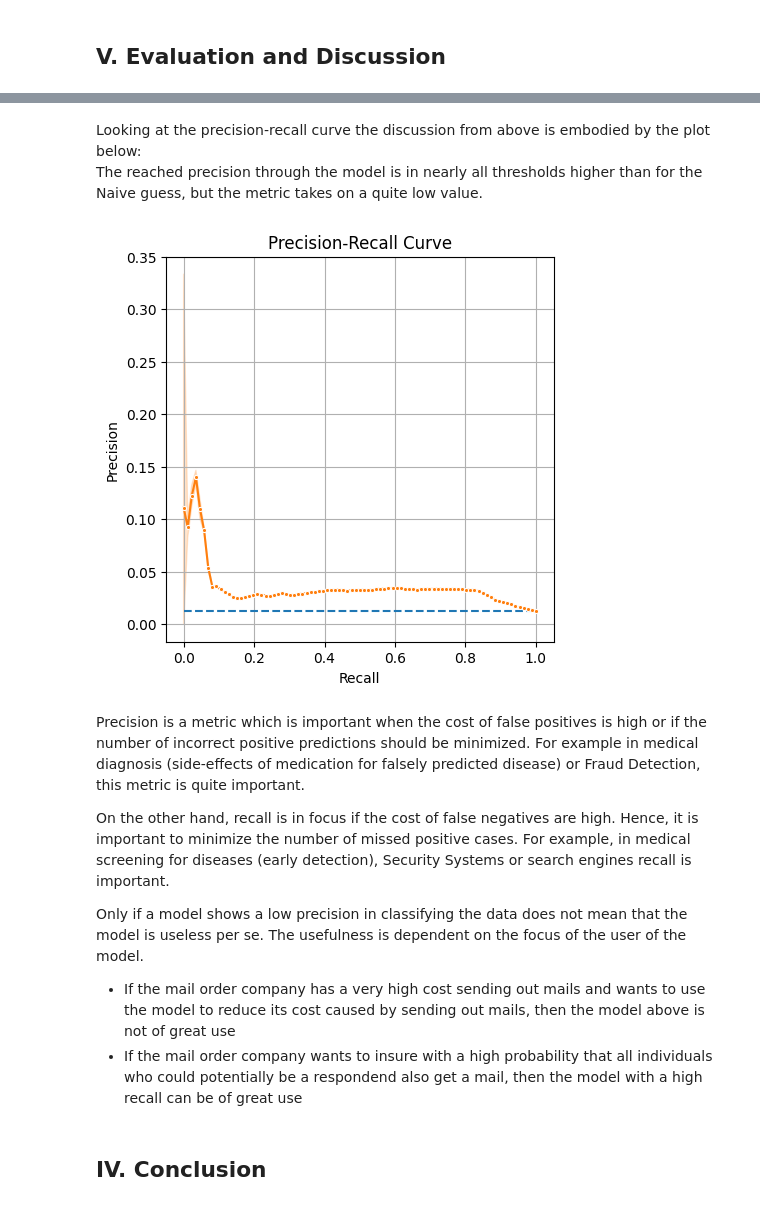
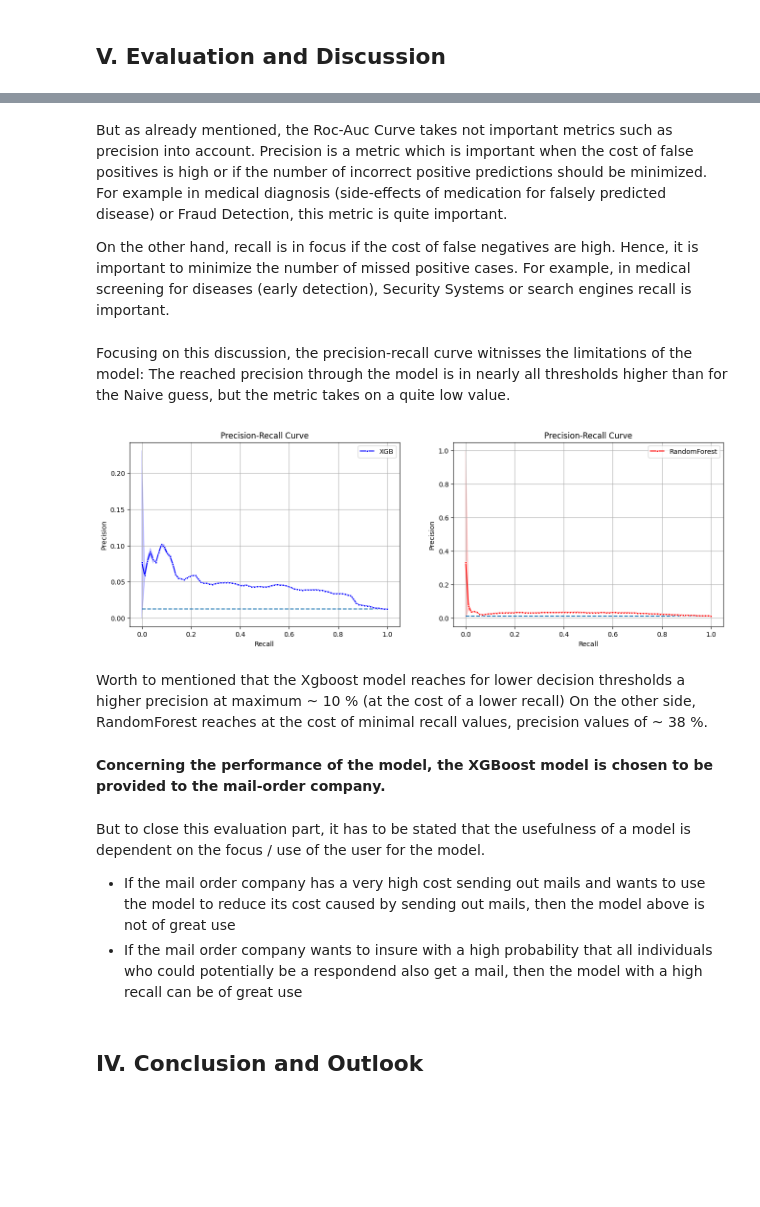
Before and after one commit to RobinWesselmann/Udacity_DataScientist_Class, a Jupyter notebook: 07_Project_Capstone_Arvato-Bertelsmann/Customer_Segmentation/03_Supervised_Learning.ipynb, the cells around one changed output, grey strips where cells are left out. Cells and saved outputs as stored; diff of their text form; code cells hidden in the pictures; blank space fills up the shorter version.

```diff
--- a/07_Project_Capstone_Arvato-Bertelsmann/Customer_Segmentation/03_Supervised_Learning.ipynb
+++ b/07_Project_Capstone_Arvato-Bertelsmann/Customer_Segmentation/03_Supervised_Learning.ipynb
@@ -590,6 +636,6 @@ GridSearchCV(cv=5,
                       'roc_auc': make_scorer(roc_auc_score, response_method='predict', average=macro)},
              verbose=1)
 # %%
-opt_xgboost_params = grid_search.best_params_
+opt_xgboost_params = grid_search_xgb.best_params_
 opt_xgboost_params
 # %% [output]
@@ -631,0 +693,3 @@ Metric test_roc_auc: 0.76
+# %%
+opt_rf_params = grid_search_rf.best_params_
+opt_rf_params
@@ -661,0 +760,14 @@ But as already mentioned, the Roc-Auc Curve takes not important metrics such as
+# %%
+ml_pipeline.set_params(model = models["RandomForestClassifier"])
+
+ml_pipeline.set_params(**opt_rf_params)
+
+ml_pipeline.fit(X_train_, y_train_)
+yhat_rf = ml_pipeline.predict_proba(X_test_)
+y_pred_rf = ml_pipeline.predict(X_test_)
+pos_probs_rf = yhat[:, 1]
+
+#metrics
+roc_auc_test_rf = roc_auc_score(y_true = y_test_, y_score = yhat_rf[:, 1])
+recall_test_rf = recall_score(y_true = y_test_, y_pred=y_pred_rf)
+precision_test_rf = precision_score(y_true = y_test_, y_pred=y_pred_rf)
@@ -676,33 +841,47 @@ sub.set_title("Roc-Auc Curve");
+# %% [markdown]
+But as already mentioned, the Roc-Auc Curve takes not important metrics such as precision into account.
+Precision is a metric which is important when the cost of false positives is high or if the number of incorrect positive predictions should be minimized.
+For example in medical diagnosis (side-effects of medication for falsely predicted disease) or Fraud Detection, this metric is quite important.
+
+On the other hand, recall is in focus if the cost of false negatives are high. Hence, it is important to minimize the number of missed positive cases.
+For example, in medical screening for diseases (early detection), Security Systems or search engines recall is important.
 # %% [markdown]
-Looking at the precision-recall curve the discussion from above is embodied by the plot below: <br>
+Focusing on this discussion, the precision-recall curve witnisses the limitations of the model:
 The reached precision through the model is in nearly all thresholds higher than for the Naive guess, but the metric takes on a quite low value.
 # %%
-precision, recall, _ = precision_recall_curve(testy, pos_probs)
+precision_xgb, recall_xgb, _ = precision_recall_curve(y_test_, pos_probs_xgb)
 no_skill = len(y_train_[y_train_==1]) / len(y_train_)
+precision_rf, recall_rf, _ = precision_recall_curve(y_test_, pos_probs_rf)
+
 #---------------
-fig, sub = plt.subplots(1, 1, figsize=(5, 5))
+fig, sub = plt.subplots(1, 2, figsize=(16, 5))
+subs = sub.flatten()
 
-sns.lineplot(x = np.arange(0, 1.1, 0.1), y = no_skill, ax = sub, ls = "--")
-sns.lineplot(x = recall, y = precision, marker = ".")
+#Naive classifier
+sns.lineplot(x = np.arange(0, 1.1, 0.1), y = no_skill, ax = subs[0], ls = "--")
+sns.lineplot(x = np.arange(0, 1.1, 0.1), y = no_skill, ax = subs[1], ls = "--")
 
-sub.set_xlabel("Recall")
-sub.set_ylabel("Precision")
-sub.set_title("Precision-Recall Curve")
-sub.grid();
+#xgb and rf
+sns.lineplot(x = recall_xgb, y = precision_xgb, marker = ".", ax = subs[0], color = "blue", label = "XGB")
+sns.lineplot(x = recall_rf, y = precision_rf, marker = ".", ax = subs[1], color = "red", label = "RandomForest")
+
+for s in subs:
+    s.set_xlabel("Recall")
+    s.set_ylabel("Precision")
+    s.set_title("Precision-Recall Curve")
+    s.grid();
 # %% [output]
-[figure, old version]
+[figure, new version]
+# %% [markdown]
+Worth to mentioned that the Xgboost model reaches for lower decision thresholds a higher precision at maximum ~ 10 % (at the cost of a lower recall)
+On the other side, RandomForest reaches at the cost of minimal recall values, precision values of ~ 38 %.
+# %% [markdown]
+**Concerning the performance of the model, the XGBoost model is chosen to be provided to the mail-order company.**
 # %% [markdown]
-Precision is a metric which is important when the cost of false positives is high or if the number of incorrect positive predictions should be minimized.
-For example in medical diagnosis (side-effects of medication for falsely predicted disease) or Fraud Detection, this metric is quite important.
-
-On the other hand, recall is in focus if the cost of false negatives are high. Hence, it is important to minimize the number of missed positive cases.
-For example, in medical screening for diseases (early detection), Security Systems or search engines recall is important.
-
-Only if a model shows a low precision in classifying the data does not mean that the model is useless per se.
-The usefulness is dependent on the focus of the user of the model.
+But to close this evaluation part, it has to be stated that the usefulness of a model is dependent on the focus / use of the user for the model.
 * If the mail order company has a very high cost sending out mails and wants to use the model to reduce its cost caused by sending out mails, then the model above is not of great use
 * If the mail order company wants to insure with a high probability that all individuals who could potentially be a respondend also get a mail, then the model with a high recall can be of great use
 # %% [markdown]
-## IV. Conclusion
+## IV. Conclusion and Outlook
 # %% [markdown]
 The above analysis aims to develop a supervised learning model for the client, a Mail-Order Company, of Arvato. The client wants to use a model which predicts whether or not an individual will respond to a respective campaign. <br>
```
Also changed, not shown: parts of 47 cells of this notebook, 18 other files.
